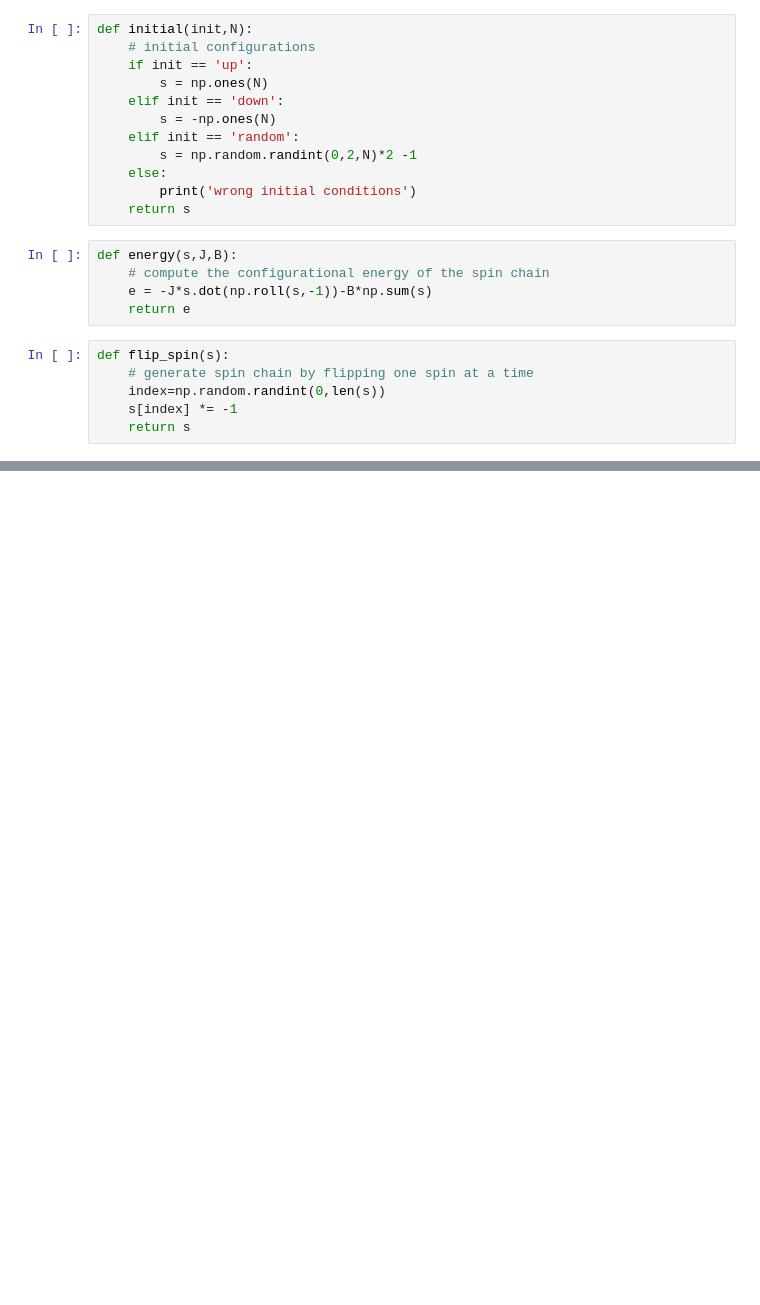
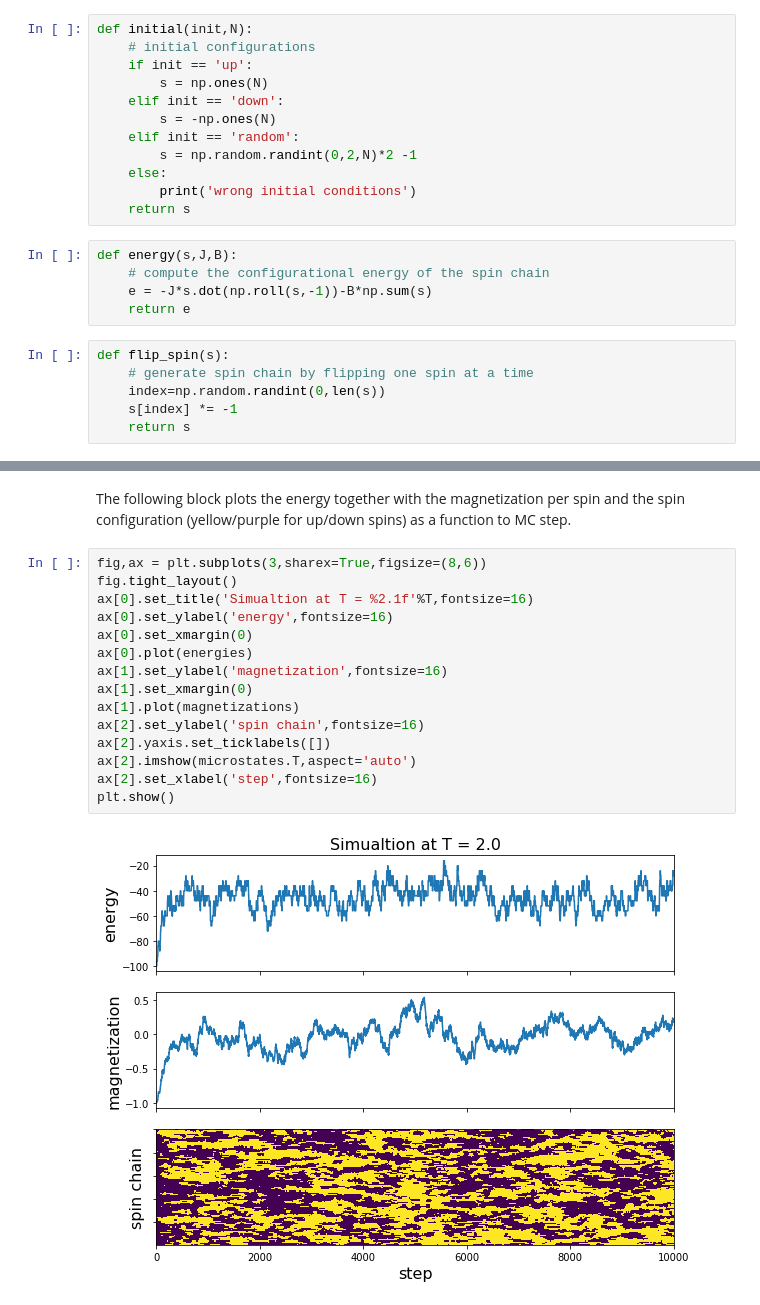
Before and after one commit to UNT-PHYS-6110-Template/Homework_5, a Jupyter notebook: assignment_1.ipynb, the cells around one changed output, grey strips where cells are left out. Saved outputs shown, nothing was run; the diff lists cells and outputs as text; blank space fills up the shorter version.

```diff
--- a/assignment_1.ipynb
+++ b/assignment_1.ipynb
@@ -76,0 +115,19 @@ plt.show()
+# %% [markdown]
+The following block plots the energy together with the magnetization per spin and the spin configuration (yellow/purple for up/down spins) as a function to MC step.
+# %%
+fig,ax = plt.subplots(3,sharex=True,figsize=(8,6))
+fig.tight_layout()
+ax[0].set_title('Simualtion at T = %2.1f'%T,fontsize=16)
+ax[0].set_ylabel('energy',fontsize=16)
+ax[0].set_xmargin(0)
+ax[0].plot(energies)
+ax[1].set_ylabel('magnetization',fontsize=16)
+ax[1].set_xmargin(0)
+ax[1].plot(magnetizations)
+ax[2].set_ylabel('spin chain',fontsize=16)
+ax[2].yaxis.set_ticklabels([])
+ax[2].imshow(microstates.T,aspect='auto')
+ax[2].set_xlabel('step',fontsize=16)
+plt.show()
+# %% [output]
+[figure, added]
```
Also changed, not shown: parts of 16 cells of this notebook.
